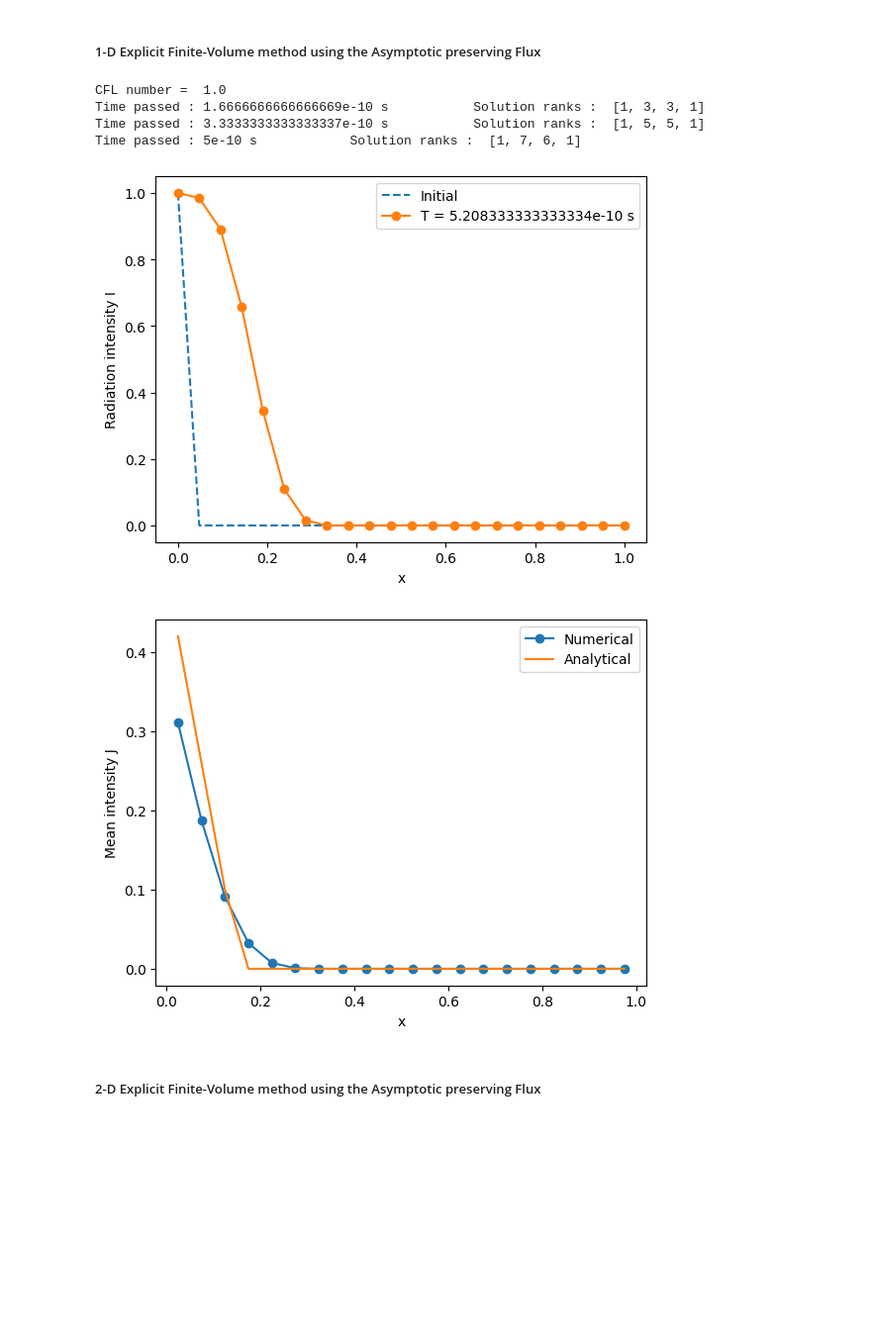
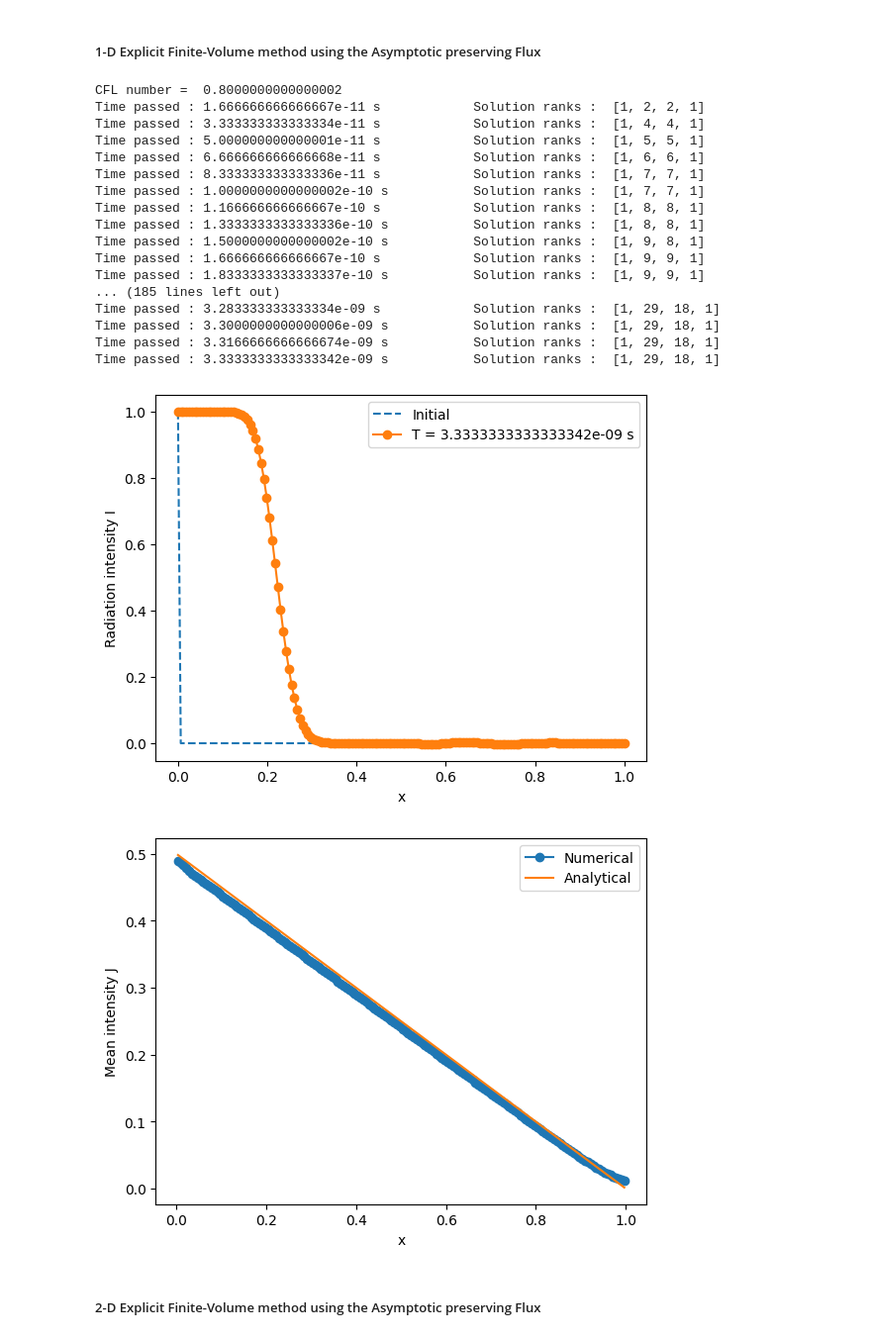
Before and after one commit to adcityfc/Tensor-solvers, a Jupyter notebook: rough_code.ipynb, the cells around one changed output. Shown: that part at 99% size. Saved outputs shown, nothing was run; the diff lists cells and outputs as text; code cells hidden in the pictures; blank space fills up the shorter version.

```diff
--- a/rough_code.ipynb
+++ b/rough_code.ipynb
@@ -834,7 +834,6 @@ Matvec product :  3.450255431874268e-12
 ## TT-rounding
 # %%
 def tt_rounding(factors, rank='default', eps=1e-14):
-    norm = np.sqrt(tt_dot(factors, factors))
     d = len(factors)
     if rank == 'default': rank = [1] + [np.inf for _ in range(d-1)] + [1]
     for k in range(d-1, 0, -1):
@@ -842,6 +841,7 @@ def tt_rounding(factors, rank='default', eps=1e-14):
         r, g = rq((factors[k].reshape(s[0], -1)))
         factors[k] = g.reshape(g.shape[0], s[1], -1)
         factors[k-1] = np.einsum('ijk,kl->ijl', factors[k-1], r)
+    norm = np.linalg.norm(factors[0])
     for k in range(d-1):
         sh = factors[k].shape
         u, s, vt = np.linalg.svd(factors[k].reshape((-1, sh[-1])), full_matrices=False)
@@ -853,7 +853,6 @@ def tt_rounding(factors, rank='default', eps=1e-14):
     return factors, norm
 # %%
 def tt_rounding2(factors, rank='default', eps=1e-14):
-    norm = np.sqrt(tt_dot(factors, factors))
     d = len(factors)
     if rank == 'default': rank = [1] + [np.inf for _ in range(d-1)] + [1]
     sk = factors[d-1].shape
@@ -863,7 +862,7 @@ def tt_rounding2(factors, rank='default', eps=1e-14):
         factors[k] = g.reshape(g.shape[0], sk[1], -1)
         factors[k-1] = (factors[k-1].reshape((-1, skm1[-1])) @ r).reshape((skm1[0], skm1[1], -1))
         sk = skm1
-
+    norm = np.linalg.norm(factors[0])
     for k in range(d-1):
         shk = factors[k].shape
         shkp1 = factors[k+1].shape
@@ -1250,13 +1249,13 @@ class random_tt_rounding():
 # print(np.linalg.norm(trek1 - trek2))
 
 # Test for TT rounding
-tmprank  = [1, 150, 150, 1]
+tmprank  = [1, 100, 100, 1]
 f1 = rand_tt([200, 200, 200], tmprank)
 f2 = tt_add(f1, f1)
 f1rec = ttrec(f1); f2rec = ttrec(f2)
 
 for _ in range(1):
-    # f2round = tt_rounding2(f2, rank='default', eps=1e-14)[0]
+    # f2round = tt_rounding(f2, rank='default', eps=1e-14)[0]
     f2round = tt_rounding_gram_svd_rlr(f2, rank='default', eps=1e-14)[0]
 
     # f2roundclass = random_tt_rounding(f2, tmprank)
@@ -2651,7 +2650,8 @@ class RT_FD_problem:
     Description : Solves a simplified 1-D time-dependent RT equation using the upwind finite difference method. Equation
     can be solved using both implicit and explicit solver.
     """
-    def __init__(self, domain: list, n: list, T: float, dt: float, bc_left: float, bc_right: float, x_initial=None, c=3e8, soln_hist=False, tt_gmres_options="config_files/1D_RT/gmres_opt.txt") -> None:
+    def __init__(self, domain: list, n: list, T: float, dt: float, bc_left: float, bc_right: float, x_initial=None, CFL=None, timesteps=None,
+                 c=3e8, soln_hist=False, tt_gmres_options="config_files/1D_RT/gmres_opt.txt") -> None:
         """
         domain -> Spatial domain
         n -> List of integers of length 3 denoting the number of elements in x, theta, and phi.
@@ -2665,8 +2665,10 @@ class RT_FD_problem:
         self.domain = domain
         self.discretization = [None]*3
         self.dx = (domain[1] - domain[0])/(n[0]-1)
+        if not(CFL is None): dt = CFL*self.dx/c
+        self.dt = dt
+        if not(timesteps is None): T = dt*timesteps
         self.T = T
-        self.dt = dt
         self.bc_left = bc_left
         self.bc_right = bc_right
         self.soln_hist = soln_hist
@@ -2845,8 +2847,8 @@ class RT_FD_problem:
 
         if plot_fig:
             plt.figure()
-            intt = np.linspace(self.domain[0], self.domain[1], self.n[0])
-            plt.plot(intt, self.J, marker='o', label="Numerical")
+            intt = np.linspace(self.domain[0], self.domain[1], self.n[0])[1:-1]
+            plt.plot(intt, self.J[1:-1], marker='o', label="Numerical")
             plt.plot(intt, 0.5 * (1 - intt/(prob.c*prob.T)), marker='*', label="Analytical")
             plt.xlabel(r"x")
             plt.ylabel(r"Mean intensity J")
@@ -2854,11 +2856,11 @@ class RT_FD_problem:
 
 
 
-prob = RT_FD_problem(domain=[0, 1], n=[21, 100, 100], T=(10/3)*1e-9, dt=(1/6)*1e-9, bc_left=1, bc_right=0, x_initial=None, soln_hist=True)
+prob = RT_FD_problem(domain=[0, 1], n=[10, 15, 20], T=(10/3)*1e-9, dt=(1/6)*1e-9, bc_left=1, bc_right=0, CFL=1, timesteps=50, x_initial=None, soln_hist=True)
 # # print([s.shape for s in prob.b])
 print("CFL number = ", prob.c*prob.dt/prob.dx)
 soln1 = prob.solve('explicit')
 # # soln2 = prob.solve('implicit')
-fig = prob.plot_final_solution(3, 15)
+fig = prob.plot_final_solution(7, 0)
 prob.plot_J(True)
 # %% [output]
@@ -2899,8 +2905,8 @@ class RT_1D_APF:
     """
     Description : Solves a simplified 1-D time-dependent RT equation using an FVM solver that incorporates a modified HLL flux (Asymptotic preserving)
     """
-    def __init__(self, domain: list, n: list, T: float, dt: float, bc_left: float, bc_right: float, alpha_a: np.array, alpha_s: np.array, CFL=None, a_r=1,
-                 c_v=718, x_initial=None, c=3e8, soln_hist=False, tau_threshold=1e-3, beta=4, tt_gmres_options="config_files/1D_RT/gmres_opt.txt") -> None:
+    def __init__(self, domain: list, n: list, T: float, dt: float, bc_left: float, bc_right: float, alpha_a: np.array, alpha_s: np.array, CFL=None, timesteps=None,
+                 a_r=1, c_v=718, x_initial=None, c=3e8, soln_hist=False, tau_threshold=1e-3, beta=4, rounding_tol=1e-6, tt_gmres_options="config_files/1D_RT/gmres_opt.txt") -> None:
         """
         domain -> Spatial domain
         n -> List of integers of length 3 denoting the number of interior cell points in x and elements in theta, and phi.
@@ -2913,9 +2919,10 @@ class RT_1D_APF:
         self.domain = domain
         self.discretization = [None]*3
         self.dx = (domain[1] - domain[0])/(n[0])
-        self.T = T
         if not(CFL is None): dt = CFL*self.dx/c
         self.dt = dt
+        if not(timesteps is None): T = dt*timesteps
+        self.T = T
         self.bc_left = bc_left
         self.bc_right = bc_right
         self.soln_hist = soln_hist
@@ -2927,6 +2934,7 @@ class RT_1D_APF:
         self.a_r = a_r
         self.c_v = c_v
         self.rho = np.ones((n[0]))
+        self.rounding_tol = rounding_tol
 
         self.discretization[0] = np.linspace(domain[0]+self.dx/2, domain[1]-self.dx/2, n[0])
         self.discretization[1] = np.linspace(0, np.pi, n[1])
@@ -3031,6 +3039,12 @@ class RT_1D_APF:
         # self.b[2] = cosphi[np.newaxis, :, np.newaxis]
 
 
+        # # Set very small values to zero
+        # for i in range(3):
+        #     self.b[i][np.abs(self.b[i]) < 1e-13] = 0
+        #     self.tt_op[i][np.abs(self.tt_op[i]) < 1e-13] = 0
+
+
     def newton_raphson(self, f, fprime, x0, tol=1e-6, maxiter=1000):
         currx = x0
         func = f(currx)
@@ -3062,7 +3076,7 @@ class RT_1D_APF:
             tmpsoln = tt_add(tt_matvec(tmp, currsoln), b)
             tmpsoln[0] = -tmpsoln[0]
             currsoln = tt_add(currsoln, tmpsoln)
-            currsoln = tt_rounding_gram_svd_rlr(currsoln, eps=1e-14)[0]
+            currsoln = tt_rounding_gram_svd_rlr(currsoln, eps=self.rounding_tol)[0]
             if prt: print(f"Time passed : {(i+1)*self.dt} s \t\t Solution ranks : ", get_tt_rank(currsoln))
             if self.soln_hist: hist_storage.append(currsoln)
 
@@ -3170,40 +3184,53 @@ class RT_1D_APF:
         # I[0] = np.zeros((sh[0], sh[1]+2, sh[-1]))
         # I[0][:, 1:-1, :] = tmp
         # sintheta = np.ones((self.n[1]))
         # cosphi = np.ones((self.n[2]))
         # Ib = [np.zeros((1, sh[1]+2, 1)), sintheta[np.newaxis, :, np.newaxis], cosphi[np.newaxis, :, np.newaxis]]
         # Ib[0][0, 0, 0] = self.bc_left; Ib[0][0, -1, 0] = self.bc_right
         # I = tt_add(I, Ib)
         J = self.get_J(I)
         E = J*(4*np.pi)/self.c
 
         if plot_fig:
             plt.figure()
             intt = np.concatenate(([self.domain[0]], self.discretization[0], [self.domain[1]]))
             anasoln = 0.5 * (1 - intt/(self.c*self.T))
             anasoln[intt > self.c*self.T] = 0
             plt.plot(intt[1:-1], J, marker='o', label="Numerical")
             plt.plot(intt[1:-1], anasoln[1:-1], label="Analytical")
             plt.xlabel(r"x")
             plt.ylabel(r"Mean intensity J")
             plt.legend()
 
 
-n = [20, 15, 20]
+n = [160, 100, 99]
 prob2 = RT_1D_APF(domain=[0, 1], n=n, T=(25/48)*1e-9, dt=(1/48)*1e-9, bc_left=1, bc_right=0,
-                  alpha_a=1e-8*np.ones(n[0]), alpha_s=1e-8*np.ones(n[0]), soln_hist=True, CFL=1)
+                  alpha_a=1e-8*np.ones(n[0]), alpha_s=1e-8*np.ones(n[0]), soln_hist=True, CFL=0.8, timesteps=200, rounding_tol=1e-5)
 print("CFL number = ", prob2.c*prob2.dt/prob2.dx)
 # prob2.flux_solver(prt=False)
 prob2.solver()
 fig = prob2.plot_final_solution(7, 0)
 prob2.plot_J()
 # print([s.shape for s in prob2.tt_op])
 # %% [output]
-CFL number =  1.0
-Time passed : 1.6666666666666669e-10 s           Solution ranks :  [1, 3, 3, 1]
-Time passed : 3.3333333333333337e-10 s           Solution ranks :  [1, 5, 5, 1]
-Time passed : 5e-10 s            Solution ranks :  [1, 7, 6, 1]
+CFL number =  0.8000000000000002
+Time passed : 1.666666666666667e-11 s            Solution ranks :  [1, 2, 2, 1]
+Time passed : 3.333333333333334e-11 s            Solution ranks :  [1, 4, 4, 1]
+Time passed : 5.000000000000001e-11 s            Solution ranks :  [1, 5, 5, 1]
+Time passed : 6.666666666666668e-11 s            Solution ranks :  [1, 6, 6, 1]
+Time passed : 8.333333333333336e-11 s            Solution ranks :  [1, 7, 7, 1]
+Time passed : 1.0000000000000002e-10 s           Solution ranks :  [1, 7, 7, 1]
+Time passed : 1.166666666666667e-10 s            Solution ranks :  [1, 8, 8, 1]
+Time passed : 1.3333333333333336e-10 s           Solution ranks :  [1, 8, 8, 1]
+Time passed : 1.5000000000000002e-10 s           Solution ranks :  [1, 9, 8, 1]
+Time passed : 1.666666666666667e-10 s            Solution ranks :  [1, 9, 9, 1]
+Time passed : 1.8333333333333337e-10 s           Solution ranks :  [1, 9, 9, 1]
+... (185 lines left out)
+Time passed : 3.283333333333334e-09 s            Solution ranks :  [1, 29, 18, 1]
+Time passed : 3.3000000000000006e-09 s           Solution ranks :  [1, 29, 18, 1]
+Time passed : 3.3166666666666674e-09 s           Solution ranks :  [1, 29, 18, 1]
+Time passed : 3.3333333333333342e-09 s           Solution ranks :  [1, 29, 18, 1]
-[figure, old version]
+[figure, new version]
-[figure, old version]
+[figure, new version]
 # %% [markdown]
 ##### 2-D Explicit Finite-Volume method using the Asymptotic preserving Flux
```
Also changed, not shown: parts of 21 cells of this notebook.
